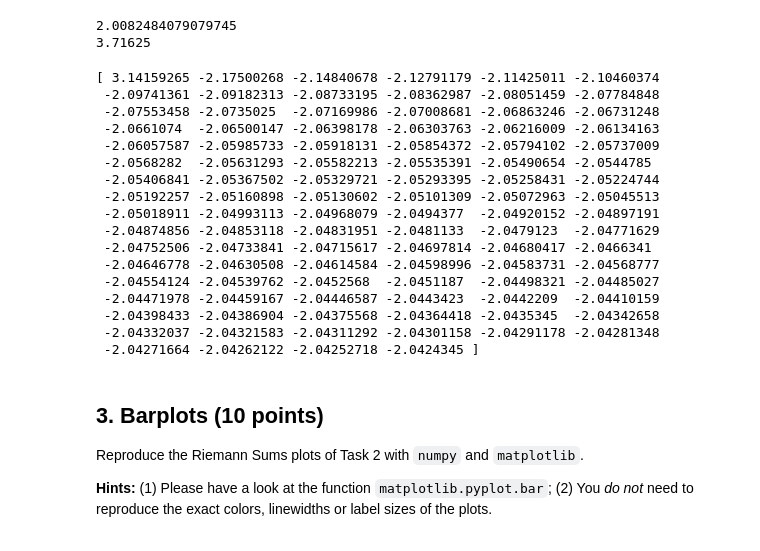
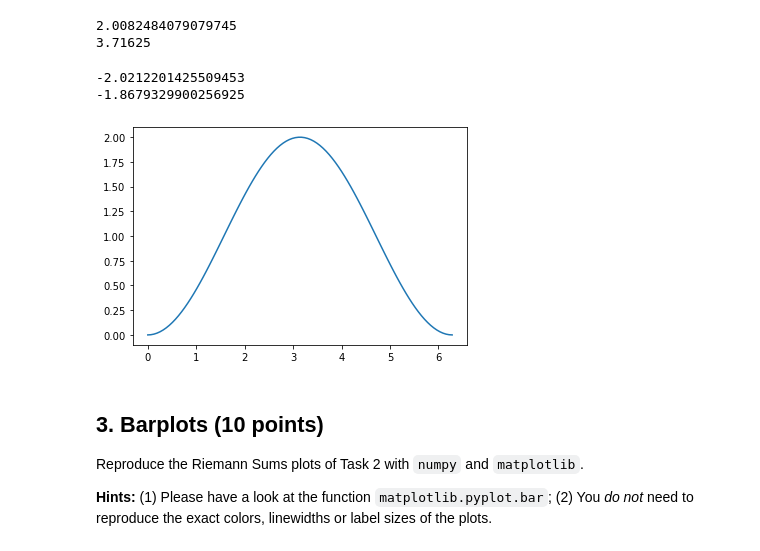
Before and after one commit to tesla1900/programming_course, a Jupyter notebook: tutorial/ex3.ipynb, the cells around one changed output. Saved outputs shown, nothing was run; the diff lists cells and outputs as text; code cells hidden in the pictures.

```diff
--- a/tutorial/ex3.ipynb
+++ b/tutorial/ex3.ipynb
@@ -70,32 +75,31 @@ print(numInt(cube, -1, 2, n))
 2.0082484079079745
 3.71625
 # %%
-m = 100
 
+m = 10000
+
+# allocate necessary arrays
 integral_n = np.empty(m)
-err = np.empty(m)
+error = np.empty(m)
 alpha_n = np.empty(m)
+
+
+for i in range(0, m):
+    # integral estimates with inceasing partion starting at n = 2 up to m + 2
+    integral_n[i] = numInt(np.sin, 0, np.pi, i + 2)
+    # the deviation of the exact value
+    error[i] = np.abs(2 - integral_n[i])
+    # estimate of alpha for given partition
+    alpha_n[i] = math.log(error[i], i + 2)
+
+print(alpha_n[m-1])
+
 for i in range(1, m):
-    integral_n[i] = numInt(np.sin, 0, np.pi, i + 1)
-    err[i] = np.abs(2 - integral_n[i])
-    alpha_n[i] = math.log(err[i], i + 1)
+    integral_n[i] = numInt(cube, -1, 2, i + 2)
+    error[i] = np.abs(15/4 - integral_n[i])
+    alpha_n[i] = math.log(error[i], i + 2)
 
-print(alpha_n)
+print(alpha_n[m-1])
 # %% [output]
-[ 3.14159265 -2.17500268 -2.14840678 -2.12791179 -2.11425011 -2.10460374
- -2.09741361 -2.09182313 -2.08733195 -2.08362987 -2.08051459 -2.07784848
- -2.07553458 -2.0735025  -2.07169986 -2.07008681 -2.06863246 -2.06731248
- -2.0661074  -2.06500147 -2.06398178 -2.06303763 -2.06216009 -2.06134163
- -2.06057587 -2.05985733 -2.05918131 -2.05854372 -2.05794102 -2.05737009
- -2.0568282  -2.05631293 -2.05582213 -2.05535391 -2.05490654 -2.0544785
- -2.05406841 -2.05367502 -2.05329721 -2.05293395 -2.05258431 -2.05224744
- -2.05192257 -2.05160898 -2.05130602 -2.05101309 -2.05072963 -2.05045513
- -2.05018911 -2.04993113 -2.04968079 -2.0494377  -2.04920152 -2.04897191
- -2.04874856 -2.04853118 -2.04831951 -2.0481133  -2.0479123  -2.04771629
- -2.04752506 -2.04733841 -2.04715617 -2.04697814 -2.04680417 -2.0466341
- -2.04646778 -2.04630508 -2.04614584 -2.04598996 -2.04583731 -2.04568777
- -2.04554124 -2.04539762 -2.0452568  -2.0451187  -2.04498321 -2.04485027
- -2.04471978 -2.04459167 -2.04446587 -2.0443423  -2.0442209  -2.04410159
- -2.04398433 -2.04386904 -2.04375568 -2.04364418 -2.0435345  -2.04342658
- -2.04332037 -2.04321583 -2.04311292 -2.04301158 -2.04291178 -2.04281348
- -2.04271664 -2.04262122 -2.04252718 -2.0424345 ]
+-2.0212201425509453
+-1.8679329900256925
@@ -104,3 +106,22 @@ print(alpha_n)
+# %%
+import matplotlib.pyplot as plt
+# numerical integration of the indefinite integral F over the function func with domain [a,b] with integration
+# constant such that F(a) = 0
+def indefNumInt(func, x):
+    # partition sizes
+    dx = x[1:] - x[:-1]
+    # function value at the meanpoint of the partitions
+    f = func((x[1:] + x[:-1])/2)
+    integral = dx * f
+    # return the cumulative sums
+    return np.cumsum(np.insert(integral, 0, 0))
+
+x = np.linspace(0, 2*np.pi, 100)
+F = indefNumInt(np.sin,x)
+plt.plot(x, F)
+plt.show()
+# %% [output]
+[figure, added]
 # %% [markdown]
 ## 3. Barplots (10 points)
 Reproduce the Riemann Sums plots of Task 2 with `numpy` and `matplotlib`.
```
Also changed, not shown: parts of 2 cells of this notebook.
